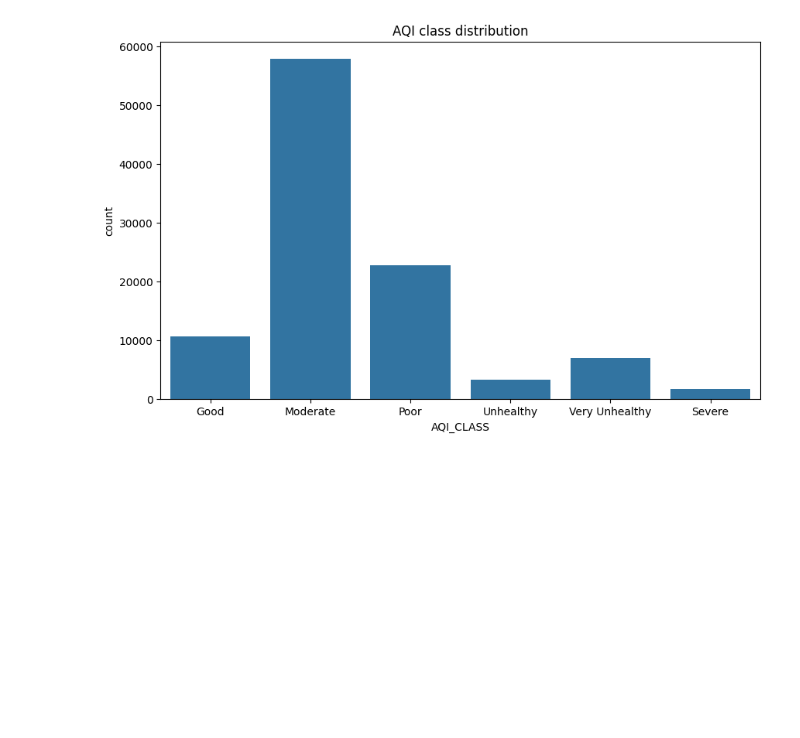
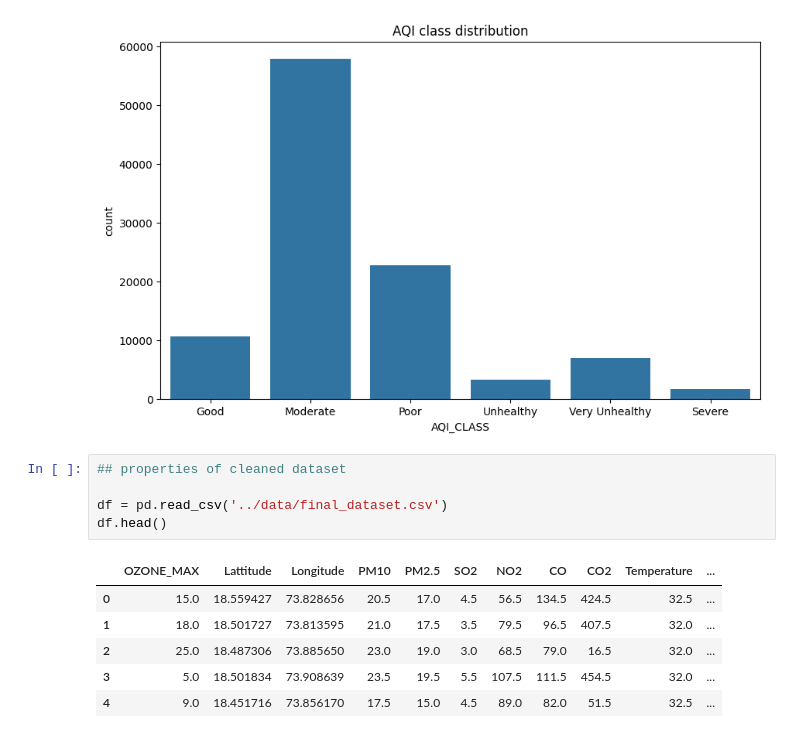
Before and after one commit to AkhilVaidya91/AQI-Pred, a Jupyter notebook: notebooks/Exploratory_Data_Analysis.ipynb, the cells around one changed output. Drawn from its saved outputs; the diff is of its cells as text; blank space fills up the shorter version.

```diff
--- a/notebooks/Exploratory_Data_Analysis.ipynb
+++ b/notebooks/Exploratory_Data_Analysis.ipynb
@@ -496,3 +496,15 @@ plt.title('AQI class distribution')
 plt.show()
 # %% [output]
 [figure]
+# %%
+## properties of cleaned dataset
+
+df = pd.read_csv('../data/final_dataset.csv')
+df.head()
+# %% [output]
+|  | OZONE_MAX | Lattitude | Longitude | PM10 | PM2.5 | SO2 | NO2 | CO | CO2 | Temperature | ... |
+| 0 | 15.0 | 18.559427 | 73.828656 | 20.5 | 17.0 | 4.5 | 56.5 | 134.5 | 424.5 | 32.5 | ... |
+| 1 | 18.0 | 18.501727 | 73.813595 | 21.0 | 17.5 | 3.5 | 79.5 | 96.5 | 407.5 | 32.0 | ... |
+| 2 | 25.0 | 18.487306 | 73.885650 | 23.0 | 19.0 | 3.0 | 68.5 | 79.0 | 16.5 | 32.0 | ... |
+| 3 | 5.0 | 18.501834 | 73.908639 | 23.5 | 19.5 | 5.5 | 107.5 | 111.5 | 454.5 | 32.0 | ... |
+| 4 | 9.0 | 18.451716 | 73.856170 | 17.5 | 15.0 | 4.5 | 89.0 | 82.0 | 51.5 | 32.5 | ... |
```
Also changed, not shown: parts of 3 cells of this notebook, 8 other files.
